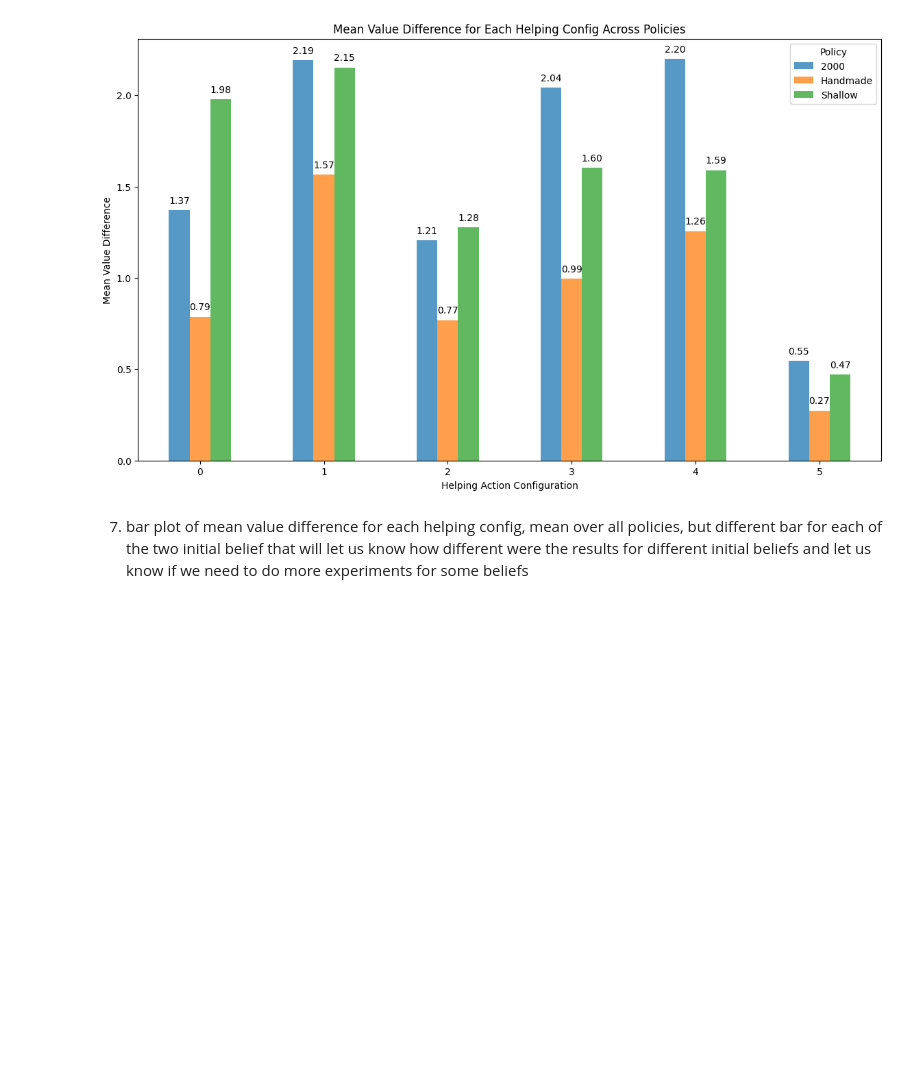
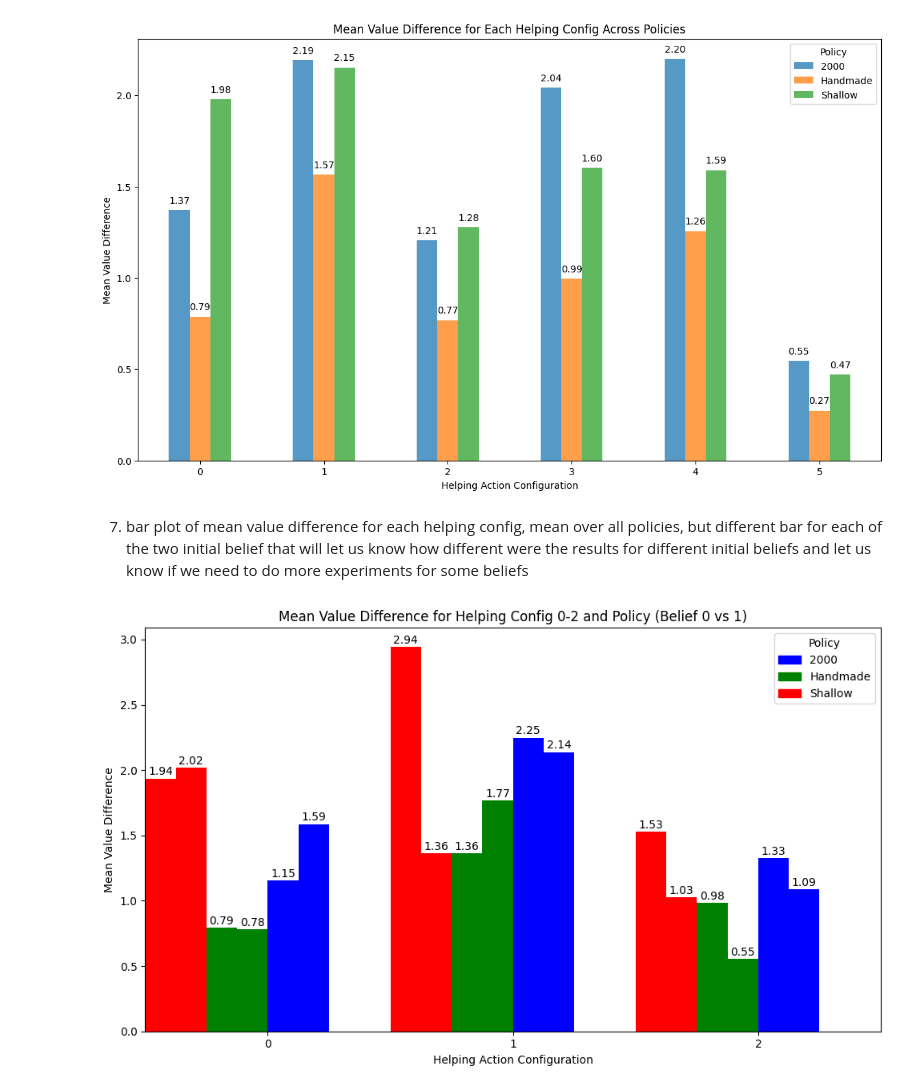
Before and after one commit to CLAIR-LAB-TECHNION/voa-pomdp, a Jupyter notebook: experiments_lab/analyze_results.ipynb, the cells around one changed output. Drawn from its saved outputs; the diff is of its cells as text; code cells hidden in the pictures; blank space fills up the shorter version.

```diff
--- a/experiments_lab/analyze_results.ipynb
+++ b/experiments_lab/analyze_results.ipynb
@@ -406,3 +397,85 @@ plt.show()
 # %% [markdown]
 7) bar plot of mean value difference for each helping config, mean over all policies, but different bar for each of the two initial belief
    that will let us know how different were the results for different initial beliefs and let us know if we need to do more experiments for some beliefs
+# %%
+import pandas as pd
+import matplotlib.pyplot as plt
+
+# Example data loading - replace these with actual paths and data
+data_handmade = pd.read_csv('analyze_results_output/experiments_4_blocks_handmade_policy_result_value_difference.csv')
+data_2000 = pd.read_csv('analyze_results_output/experiments_4_blocks_2000_policy_result_value_difference.csv')
+data_shallow = pd.read_csv('analyze_results_output/experiments_4_blocks_shallow_policy_result_value_difference.csv')
+
+# Adding a policy column to distinguish the data
+data_handmade['policy'] = 'Handmade'
+data_2000['policy'] = '2000'
+data_shallow['policy'] = 'Shallow'
+
+# Combine the datasets
+combined_data = pd.concat([data_handmade, data_2000, data_shallow])
+
+# Group by help configuration, policy, and belief to calculate mean value differences
+grouped_data = combined_data.groupby(['help_config_idx_local', 'policy', 'belief_idx'])['value_diff'].mean().unstack()
+
+# Rearrange the data so that each policy has belief_idx 0 and 1 side by side
+grouped_data = grouped_data.stack().unstack(level='belief_idx')
+
+# Define custom colors for each policy
+colors = {
+    'Handmade': 'green',
+    'Shallow': 'red',
+    '2000': 'blue'
+}
+
+# Split the grouped data into two parts (help_config_idx_local 0-2 and 3-5)
+data_part1 = grouped_data.loc[[0, 1, 2]]
+data_part2 = grouped_data.loc[[3, 4, 5]]
+
+def plot_data(data, title):
+    fig, ax = plt.subplots(figsize=(10, 6))  # Adjust size as needed
+
+    # Adjusting positions to reduce space between configurations
+    for i, policy in enumerate(data.index.levels[1]):
+        data.xs(policy, level='policy').plot(
+            kind='bar',
+            ax=ax,
+            position=i ,  # Adjust the position
+            width=0.25,  # You can also reduce this width if needed
+            color=colors[policy],
+            align='center'
+        )
+
+    # Labeling
+    plt.xlabel('Helping Action Configuration')
+    plt.ylabel('Mean Value Difference')
+    plt.title(title)
+
+    # Fixing legend manually to match colors and labels
+    handles = [plt.Rectangle((0, 0), 0.5, 0.5, color=colors['2000']),
+               plt.Rectangle((0, 0), 0.5, 0.5, color=colors['Handmade']),
+               plt.Rectangle((0, 0), 0.5, 0.5, color=colors['Shallow'])]
+    ax.legend(handles, ['2000', 'Handmade', 'Shallow'], title='Policy')
+
+    # Rotate x-axis labels vertically
+    plt.xticks(rotation= 0)
+
+    # Set x-axis limits to ensure all bars are shown
+    num_configs = len(data.index.levels[0])  # Number of helping configurations
+    ax.set_xlim(-0.5, 3 - 0.5)  # Adjust x limits based on the number of configs
+
+    # Add values on top of bars for better readability
+    for p in ax.patches:
+        height = p.get_height()
+        if height != 0:
+            ax.annotate(f"{height:.2f}", (p.get_x() + p.get_width() / 2., height),
+                        ha='center', va='center', xytext=(0, 6), textcoords='offset points')
+    plt.tight_layout()
+    plt.show()
+
+# Plot for helping config 0-2
+plot_data(data_part1, 'Mean Value Difference for Helping Config 0-2 and Policy (Belief 0 vs 1)')
+
+# Plot for helping config 3-5
+plot_data(data_part2, 'Mean Value Difference for Helping Config 3-5 and Policy (Belief 0 vs 1)')
+# %% [output]
+[figure, added]
```
Also changed, not shown: parts of 5 cells of this notebook, 3 other files.
